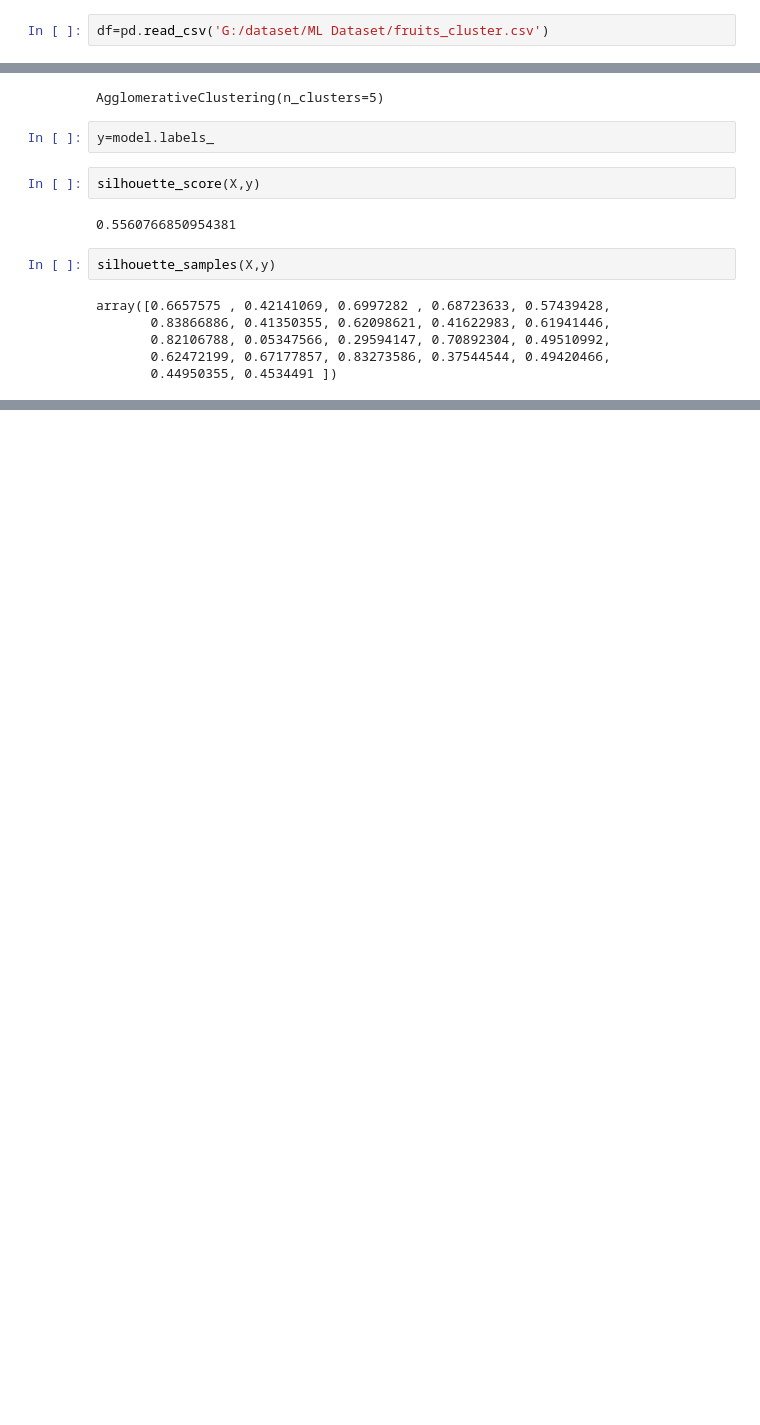
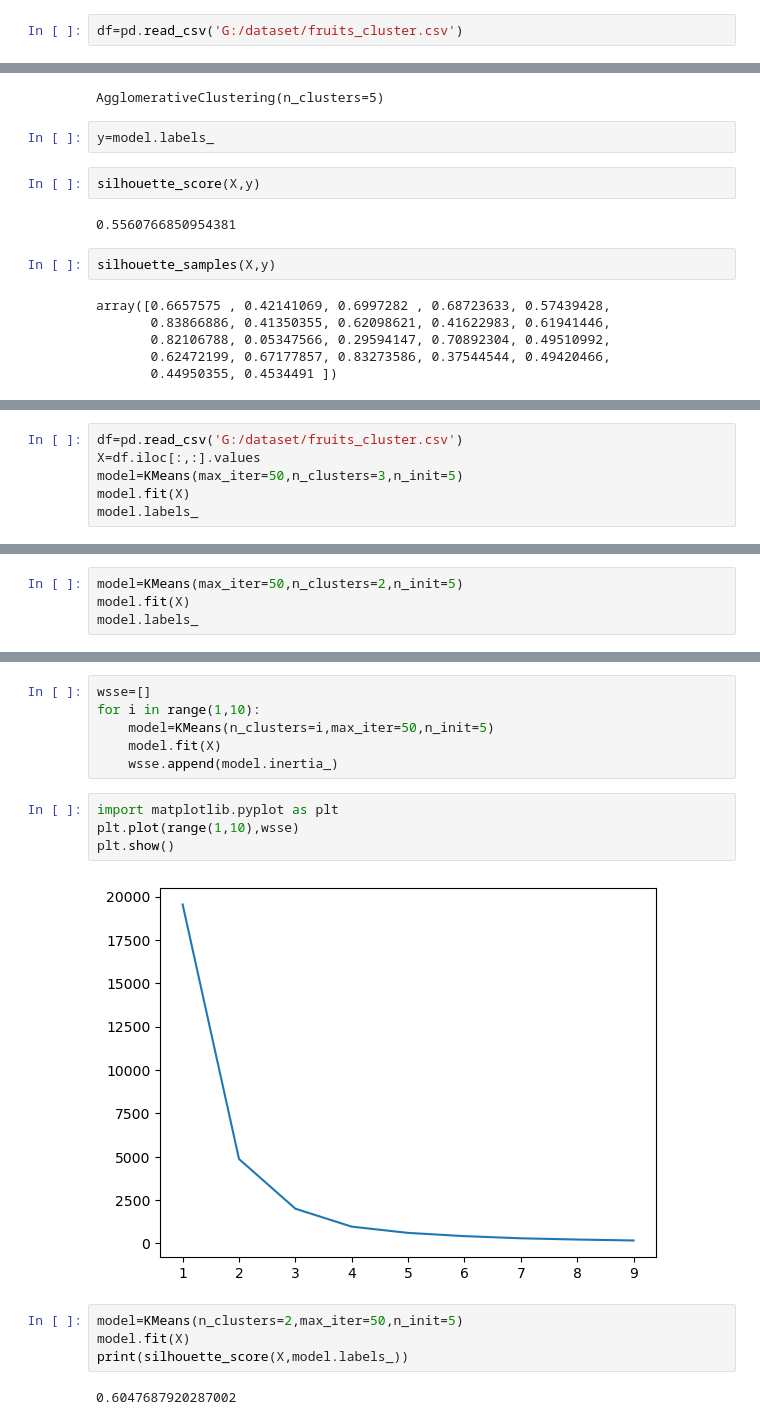
Before and after one commit to 2000pawan/Data_Science., a Jupyter notebook: Machine Learning/Unsupervised_Learning/K-Means Clustering/K-Means.ipynb, the cells around one changed output, grey strips where cells are left out. Saved outputs shown, nothing was run; the diff lists cells and outputs as text; blank space fills up the shorter version.

```diff
--- a/Machine Learning/Unsupervised_Learning/K-Means Clustering/K-Means.ipynb
+++ b/Machine Learning/Unsupervised_Learning/K-Means Clustering/K-Means.ipynb
@@ -5,7 +76,7 @@ from sklearn.metrics import silhouette_samples,silhouette_score
 # %%
 model=KMeans(n_clusters=2,max_iter=500,n_init=20)
 # %%
-df=pd.read_csv('G:/dataset/ML Dataset/fruits_cluster.csv')
+df=pd.read_csv('G:/dataset/fruits_cluster.csv')
 # %%
 X=df.iloc[:,:]
 # %%
@@ -84,0 +160,6 @@ array([0.6657575 , 0.42141069, 0.6997282 , 0.68723633, 0.57439428,
+# %%
+df=pd.read_csv('G:/dataset/fruits_cluster.csv')
+X=df.iloc[:,:].values
+model=KMeans(max_iter=50,n_clusters=3,n_init=5)
+model.fit(X)
+model.labels_
@@ -84,0 +168,4 @@ array([0.6657575 , 0.42141069, 0.6997282 , 0.68723633, 0.57439428,
+# %%
+model=KMeans(max_iter=50,n_clusters=2,n_init=5)
+model.fit(X)
+model.labels_
@@ -84,0 +179,18 @@ array([0.6657575 , 0.42141069, 0.6997282 , 0.68723633, 0.57439428,
+# %%
+wsse=[]
+for i in range(1,10):
+    model=KMeans(n_clusters=i,max_iter=50,n_init=5)
+    model.fit(X)
+    wsse.append(model.inertia_)
+# %%
+import matplotlib.pyplot as plt
+plt.plot(range(1,10),wsse)
+plt.show()
+# %% [output]
+[figure, added]
+# %%
+model=KMeans(n_clusters=2,max_iter=50,n_init=5)
+model.fit(X)
+print(silhouette_score(X,model.labels_))
+# %% [output]
+0.6047687920287002
```
Also changed, not shown: parts of 20 cells of this notebook, 1 other file.
